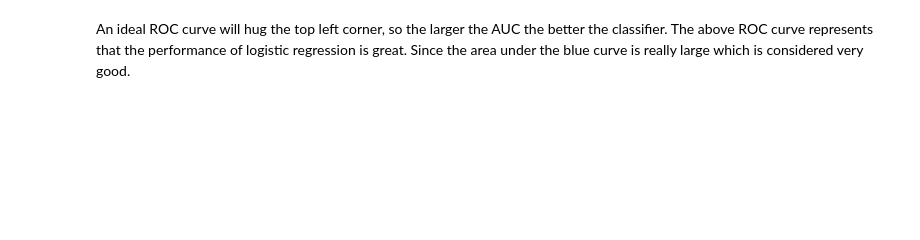
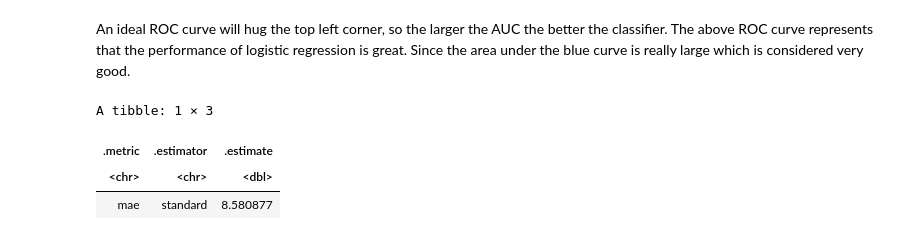
Before and after one commit to pavankumar592/CreditCard_Fraud_Detection, a Jupyter notebook: R version/Credit Card Fraud Detection.ipynb, the cells around one changed output. Drawn from its saved outputs; the diff is of its cells as text; code cells hidden in the pictures; blank space fills up the shorter version.

```diff
--- a/R version/Credit Card Fraud Detection.ipynb
+++ b/R version/Credit Card Fraud Detection.ipynb
@@ -133,2 +136,10 @@ Setting direction: controls < cases
 # %% [markdown]
 An ideal ROC curve will hug the top left corner, so the larger the AUC the better the classifier. The above ROC curve represents that the performance of logistic regression is great. Since the area under the blue curve is really large which is considered very good.
+# %%
+mae_data = data.frame(credit_test$Class,logistic_predict)
+mae(mae_data,credit_test$Class,logistic_predict)
+# %% [output]
+A tibble: 1 × 3
+| .metric | .estimator | .estimate |
+| <chr> | <chr> | <dbl> |
+| mae | standard | 8.580877 |
```
Also changed, not shown: parts of 11 cells of this notebook.
